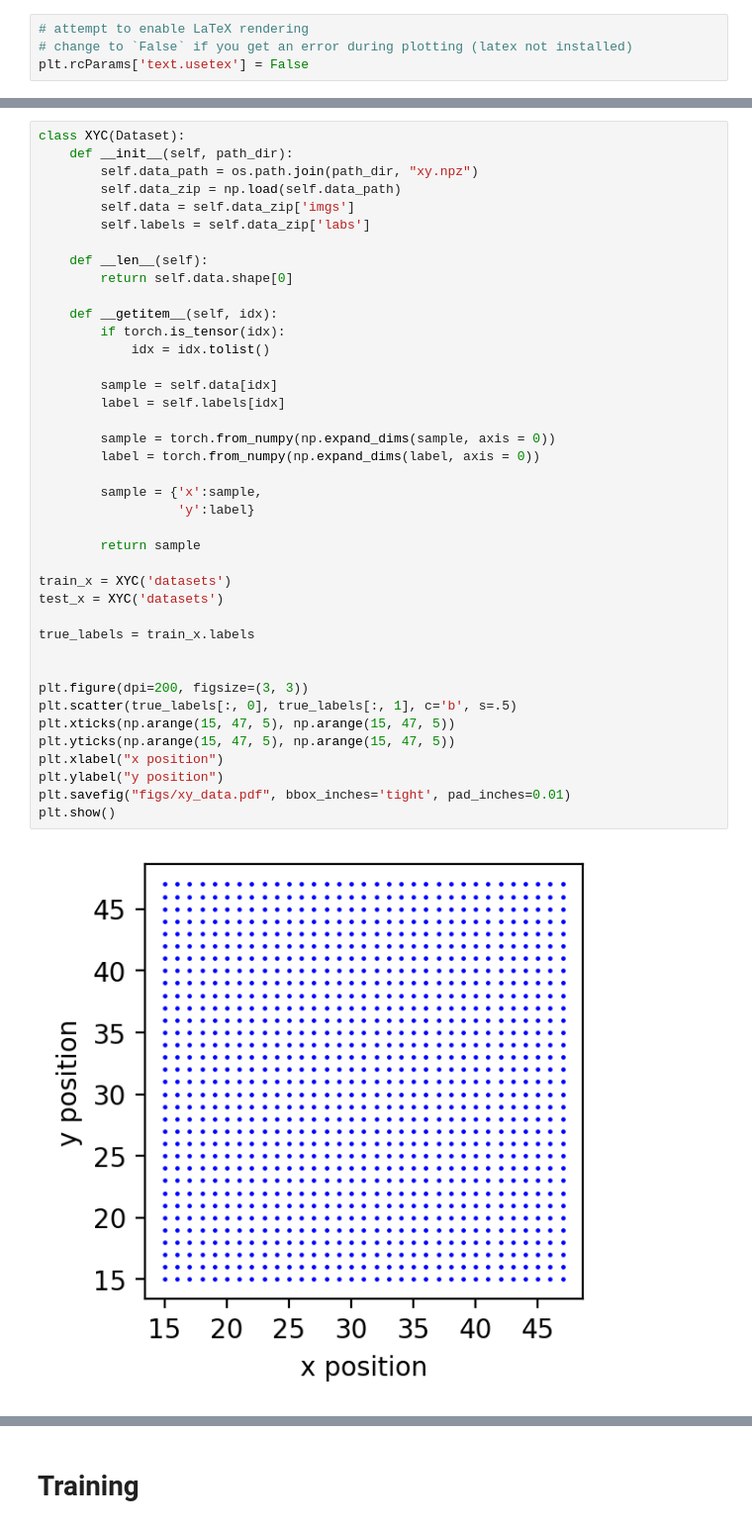
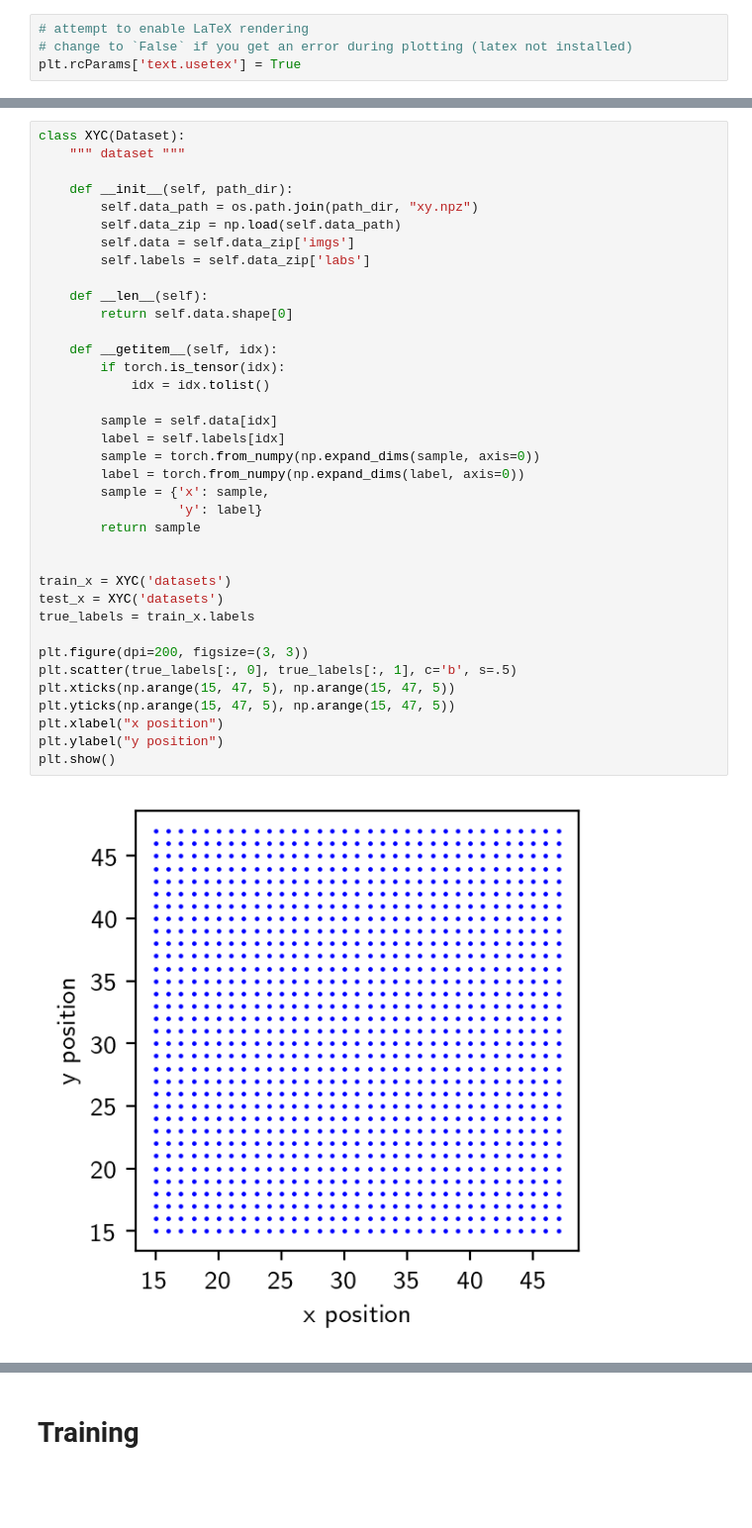
Before and after one commit to kuangdai/mlp_kgi, a Jupyter notebook: 06_disentanglement.ipynb, the cells around one changed output, grey strips where cells are left out. Shown at 99% size. Drawn from its saved outputs; the diff is of its cells as text; blank space fills up the shorter version.

```diff
--- a/06_disentanglement.ipynb
+++ b/06_disentanglement.ipynb
@@ -21,5 +18,5 @@ from jemmig import compute_jemmig
 # %%
 # attempt to enable LaTeX rendering
 # change to `False` if you get an error during plotting (latex not installed)
-plt.rcParams['text.usetex'] = False
+plt.rcParams['text.usetex'] = True
 # %% [markdown]
@@ -27,42 +24,39 @@ plt.rcParams['text.usetex'] = False
 # %%
 class XYC(Dataset):
+    """ dataset """
+
     def __init__(self, path_dir):
         self.data_path = os.path.join(path_dir, "xy.npz")
         self.data_zip = np.load(self.data_path)
         self.data = self.data_zip['imgs']
         self.labels = self.data_zip['labs']
 
     def __len__(self):
         return self.data.shape[0]
 
     def __getitem__(self, idx):
         if torch.is_tensor(idx):
             idx = idx.tolist()
 
         sample = self.data[idx]
         label = self.labels[idx]
+        sample = torch.from_numpy(np.expand_dims(sample, axis=0))
+        label = torch.from_numpy(np.expand_dims(label, axis=0))
+        sample = {'x': sample,
+                  'y': label}
+        return sample
 
-        sample = torch.from_numpy(np.expand_dims(sample, axis = 0))
-        label = torch.from_numpy(np.expand_dims(label, axis = 0))
-
-        sample = {'x':sample,
-                  'y':label}
-
-        return sample
 
 train_x = XYC('datasets')
 test_x = XYC('datasets')
-
 true_labels = train_x.labels
-
 
 plt.figure(dpi=200, figsize=(3, 3))
 plt.scatter(true_labels[:, 0], true_labels[:, 1], c='b', s=.5)
 plt.xticks(np.arange(15, 47, 5), np.arange(15, 47, 5))
 plt.yticks(np.arange(15, 47, 5), np.arange(15, 47, 5))
 plt.xlabel("x position")
 plt.ylabel("y position")
-plt.savefig("figs/xy_data.pdf", bbox_inches='tight', pad_inches=0.01)
 plt.show()
 # %% [output]
-[figure, old version]
+[figure, new version]
```
Also changed, not shown: parts of 16 cells of this notebook, 12 other files.
